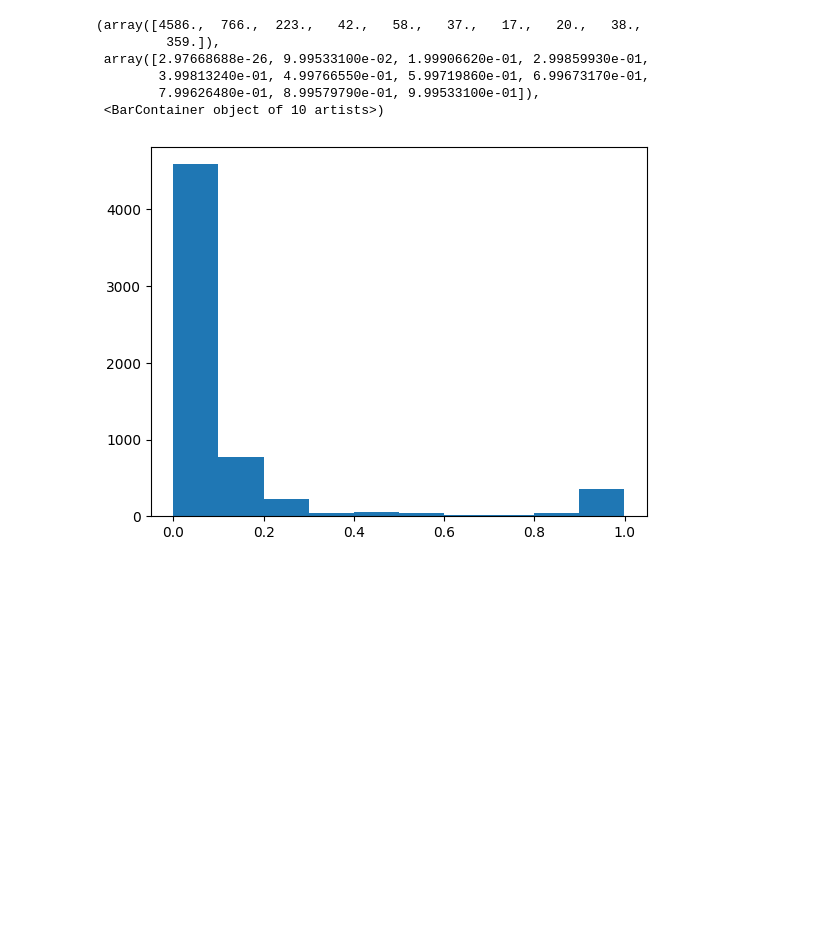
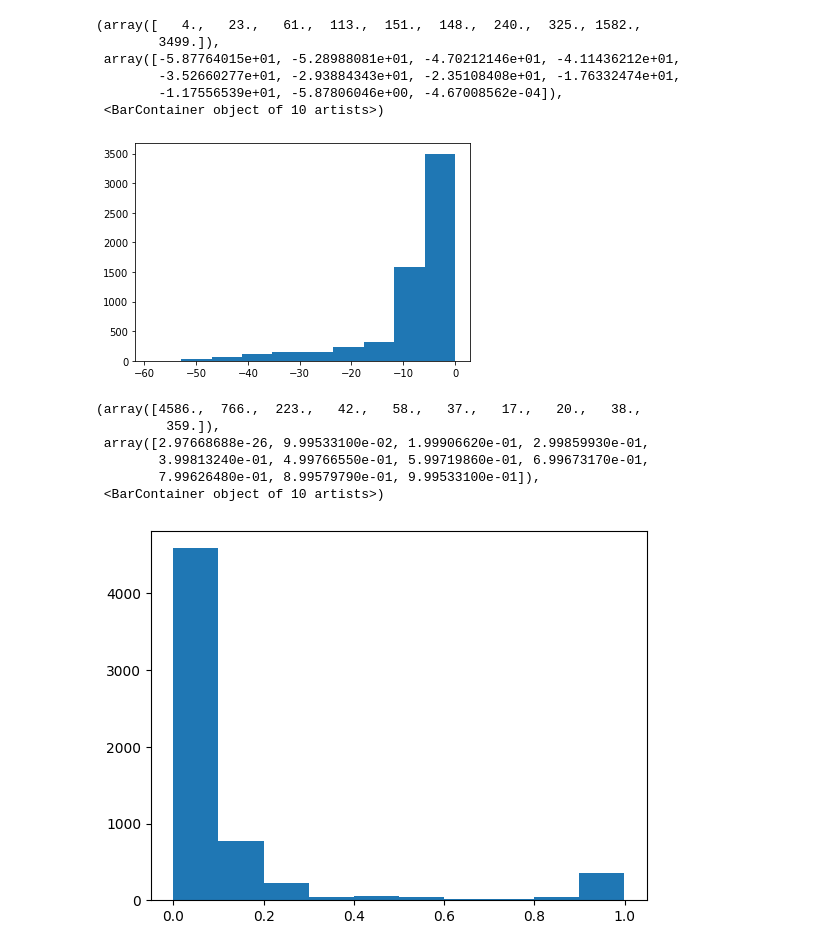
Before and after one commit to alienmist325/TULIP-TCR, a Jupyter notebook: analysis/binding_affinity.ipynb, the cells around one changed output. Cells and saved outputs as stored; diff of their text form; code cells hidden in the pictures; blank space fills up the shorter version.

```diff
--- a/analysis/binding_affinity.ipynb
+++ b/analysis/binding_affinity.ipynb
@@ -22,3 +26,13 @@ plt.hist(scores)
+# %%
+plt.hist(scores)
+# %% [output]
+(array([   4.,   23.,   61.,  113.,  151.,  148.,  240.,  325., 1582.,
+        3499.]),
+ array([-5.87764015e+01, -5.28988081e+01, -4.70212146e+01, -4.11436212e+01,
+        -3.52660277e+01, -2.93884343e+01, -2.35108408e+01, -1.76332474e+01,
+        -1.17556539e+01, -5.87806046e+00, -4.67008562e-04]),
+ <BarContainer object of 10 artists>)
+[figure, added]
 # %%
 plt.hist(np.exp(np.array(scores)))
 # %% [output]
```
Also changed, not shown: parts of 30 cells of this notebook, 10 other files.
